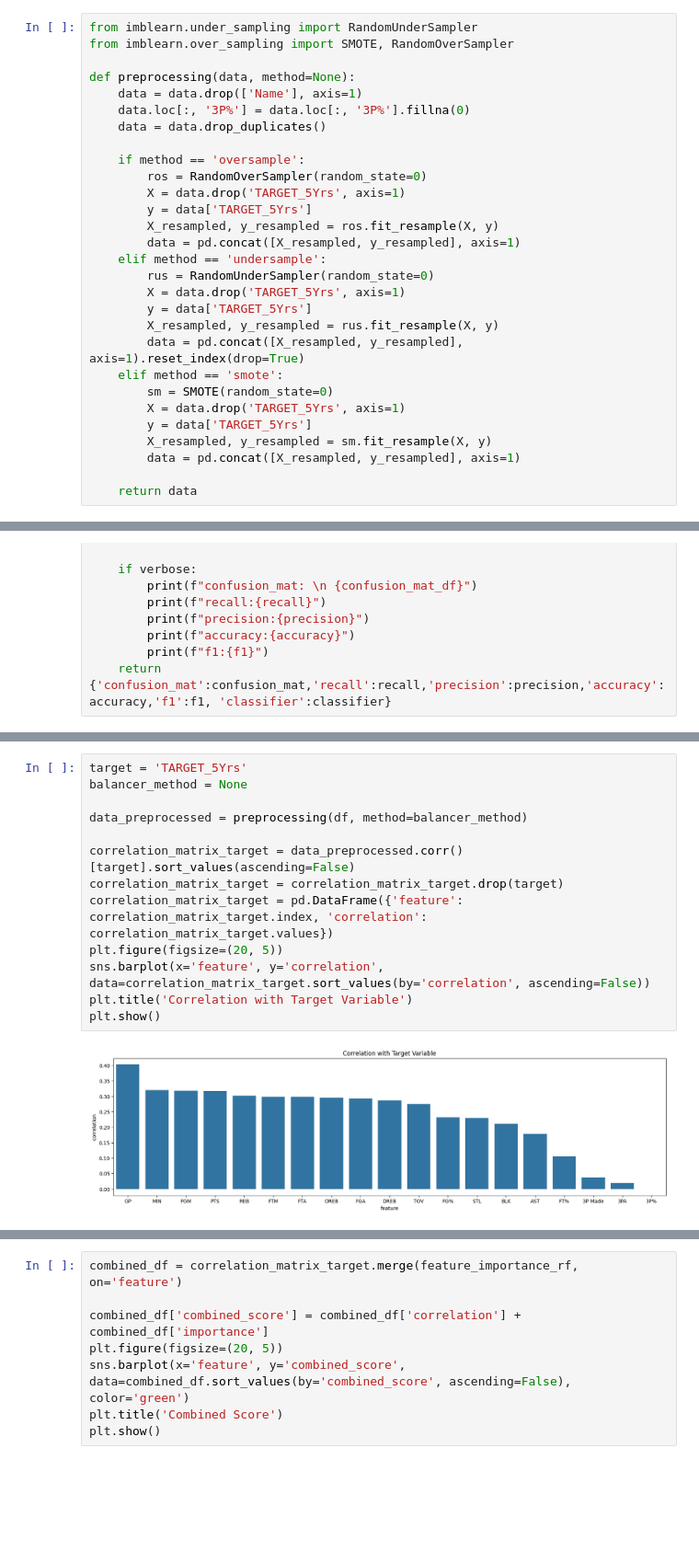
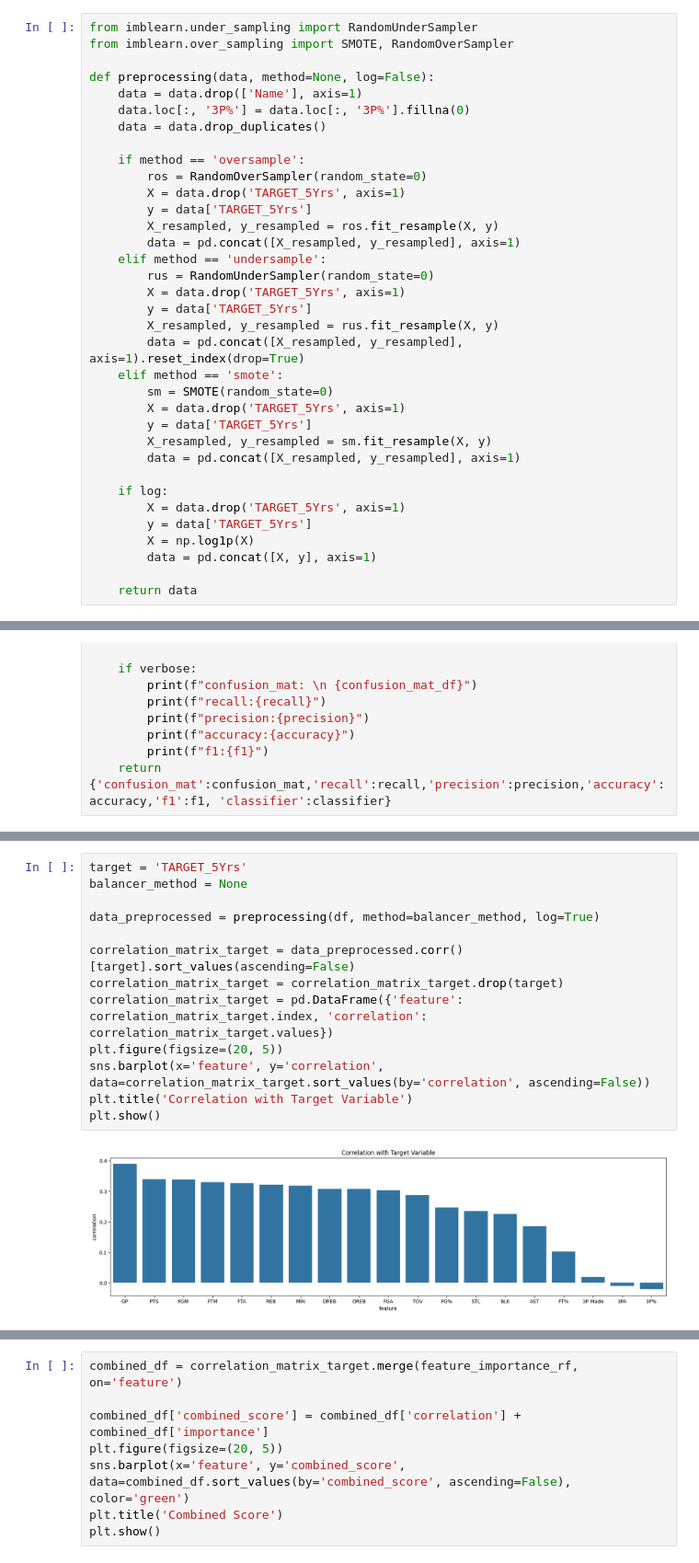
Before and after one commit to JulienDelavande/NBA-prediction, a Jupyter notebook: notebooks/data_preprocessing.ipynb, the cells around one changed output, grey strips where cells are left out. Shown: that part at 92% size. Drawn from its saved outputs; the diff is of its cells as text; blank space fills up the shorter version.

```diff
--- a/notebooks/data_preprocessing.ipynb
+++ b/notebooks/data_preprocessing.ipynb
@@ -29,7 +29,7 @@ Let's write a function that will do all the preprocessing steps. As we discussed
 from imblearn.under_sampling import RandomUnderSampler
 from imblearn.over_sampling import SMOTE, RandomOverSampler
 
-def preprocessing(data, method=None):
+def preprocessing(data, method=None, log=False):
     data = data.drop(['Name'], axis=1)
     data.loc[:, '3P%'] = data.loc[:, '3P%'].fillna(0)
     data = data.drop_duplicates()
@@ -53,6 +53,12 @@ def preprocessing(data, method=None):
         X_resampled, y_resampled = sm.fit_resample(X, y)
         data = pd.concat([X_resampled, y_resampled], axis=1)
 
+    if log:
+        X = data.drop('TARGET_5Yrs', axis=1)
+        y = data['TARGET_5Yrs']
+        X = np.log1p(X)
+        data = pd.concat([X, y], axis=1)
+
     return data
 # %%
 data_preprocessed = preprocessing(df, method='smote')
@@ -273,15 +277,15 @@ plt.show()
 # %%
 target = 'TARGET_5Yrs'
 balancer_method = None
 
-data_preprocessed = preprocessing(df, method=balancer_method)
+data_preprocessed = preprocessing(df, method=balancer_method, log=True)
 
 correlation_matrix_target = data_preprocessed.corr()[target].sort_values(ascending=False)
 correlation_matrix_target = correlation_matrix_target.drop(target)
 correlation_matrix_target = pd.DataFrame({'feature': correlation_matrix_target.index, 'correlation': correlation_matrix_target.values})
 plt.figure(figsize=(20, 5))
 sns.barplot(x='feature', y='correlation', data=correlation_matrix_target.sort_values(by='correlation', ascending=False))
 plt.title('Correlation with Target Variable')
 plt.show()
 # %% [output]
-[figure, old version]
+[figure, new version]
```
Also changed, not shown: parts of 40 cells of this notebook, 8 other files.
